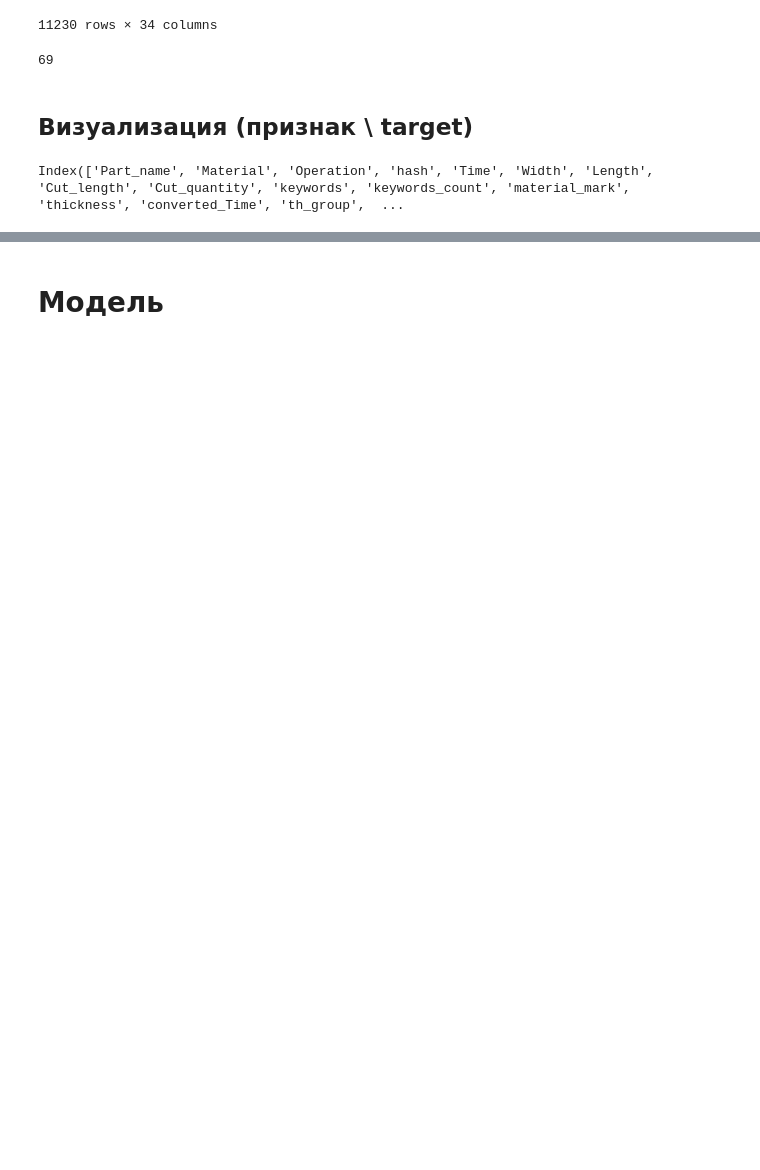
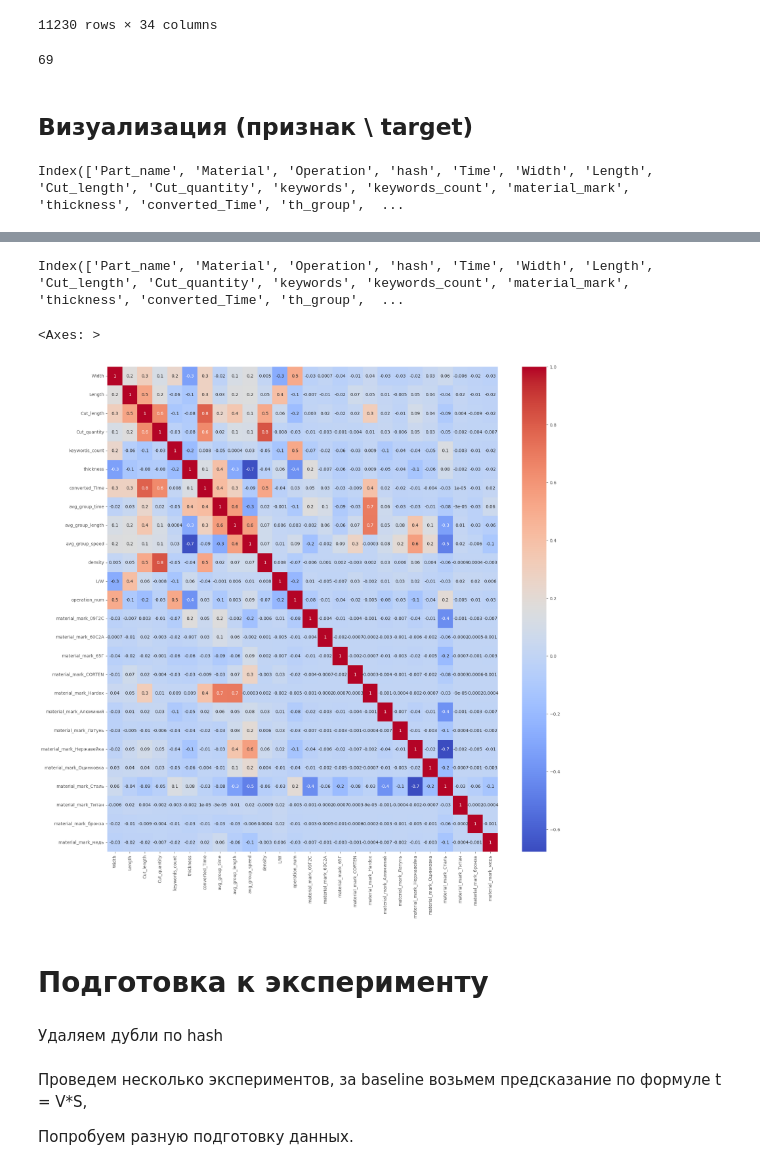
Before and after one commit to MikhailBuimov/laser_cutting, a Jupyter notebook: notebooks/laser_cutting.ipynb, the cells around one changed output, grey strips where cells are left out. Saved outputs shown, nothing was run; the diff lists cells and outputs as text; code cells hidden in the pictures; blank space fills up the shorter version.

```diff
--- a/notebooks/laser_cutting.ipynb
+++ b/notebooks/laser_cutting.ipynb
@@ -37,7 +41,8 @@ pd.set_option('display.float_format', lambda x: '%.3f' % x)
 # %% [markdown]
 ## Загрузка данных
 # %%
-link = "/home/mikhail/projects/laser_cutting/data/Лазерная резка.csv"
+#link = "/home/mikhail/projects/laser_cutting/data/Лазерная резка.csv"
+link = "../data/Лазерная резка.csv"
 # %%
 cutting = pd.read_csv(link, on_bad_lines="skip")
 backup = cutting.copy()
@@ -1340,2 +1358,21 @@ plt.show()
+# %%
+cutting.columns
+# %% [output]
+Index(['Part_name', 'Material', 'Operation', 'hash', 'Time', 'Width', 'Length', 'Cut_length', 'Cut_quantity', 'keywords', 'keywords_count', 'material_mark', 'thickness', 'converted_Time', 'th_group',  ...
+# %%
+cols = ['Width', 'Length', 'Cut_length', 'Cut_quantity',
+        'keywords_count', 'thickness', 'converted_Time',
+        'avg_group_time', 'avg_group_length', 'avg_group_speed',
+        'density', 'L/W', 'operation_num', 'material_mark_09Г2С',
+        'material_mark_60С2А', 'material_mark_65Г', 'material_mark_CORTEN',
+        'material_mark_Hardox', 'material_mark_Алюминий', 'material_mark_Латунь',
+        'material_mark_Нержавейка', 'material_mark_Оцинковка', 'material_mark_Сталь',
+        'material_mark_Титан', 'material_mark_бронза', 'material_mark_медь']
+
+fig, ax = plt.subplots(figsize=(20,20))
+sns.heatmap(cutting[cols].corr(), annot = True, ax=ax, fmt='.1g', cmap= 'coolwarm')
+# %% [output]
+<Axes: >
+[figure, added]
 # %% [markdown]
-# Модель
+# Подготовка к эксперименту
@@ -1341,0 +1390,2 @@ plt.show()
+# %% [markdown]
+Удаляем дубли по hash
@@ -1341,0 +1394,4 @@ plt.show()
+# %% [markdown]
+Проведем несколько экспериментов, за baseline возьмем предсказание по формуле t = V*S,
+
+Попробуем разную подготовку данных.
```
Also changed, not shown: parts of 81 cells of this notebook.
